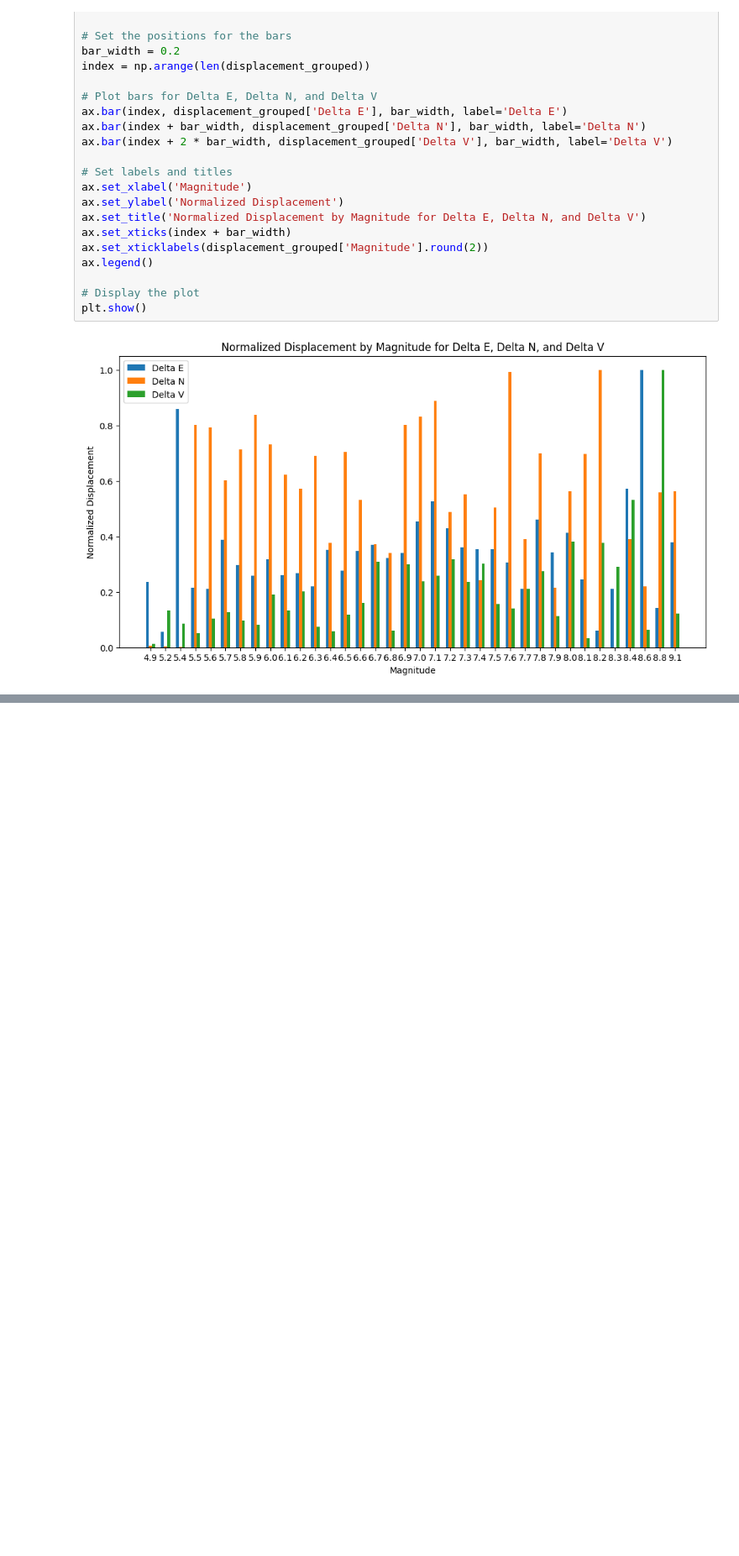
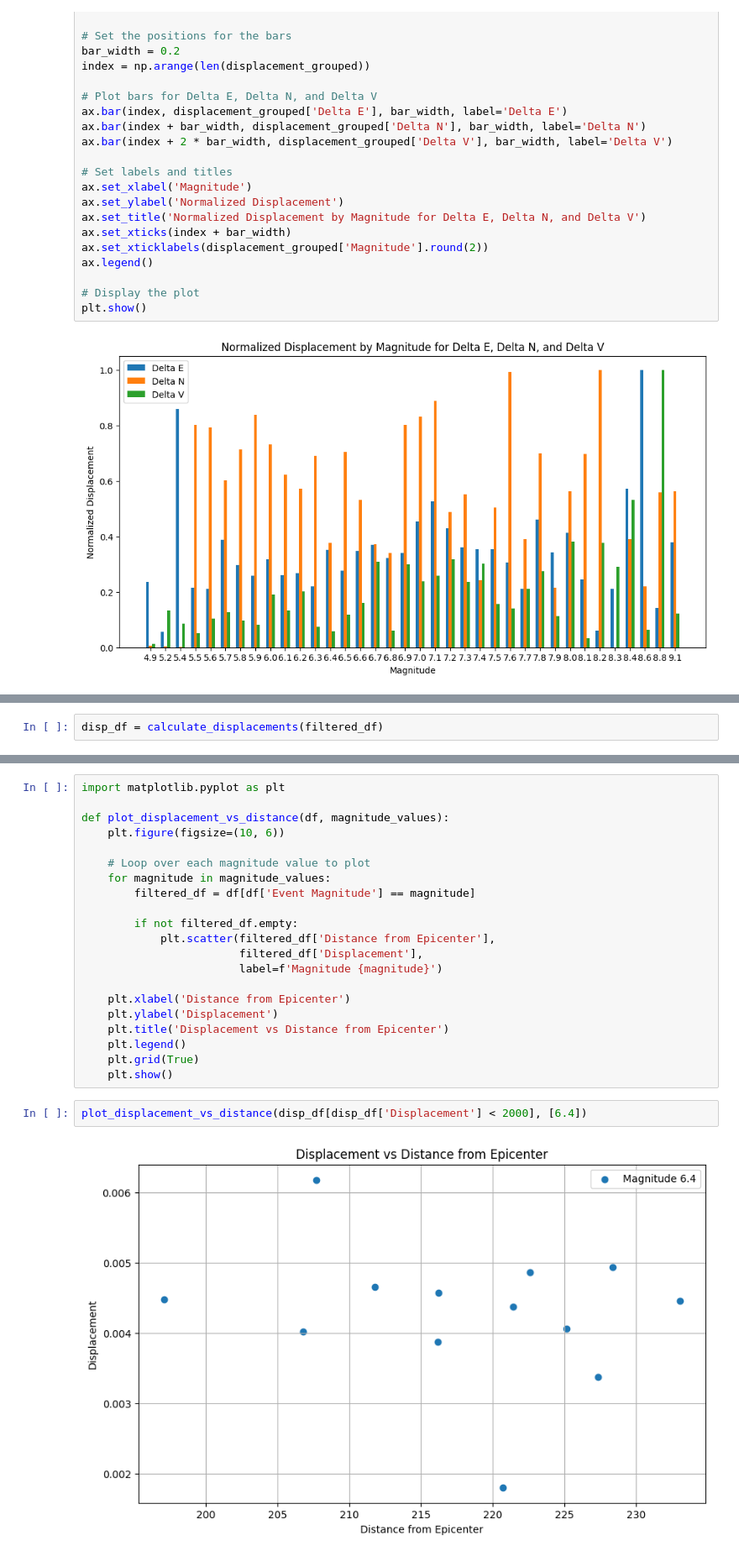
Before and after one commit to KemalcanKucuk/kusrp_gpstimeseries, a Jupyter notebook: notebooks/coseismic analysis.ipynb, the cells around one changed output, grey strips where cells are left out. Shown at 84% size. Drawn from its saved outputs; the diff is of its cells as text; blank space fills up the shorter version.

Commit message:
added displacement vs distance from epicenter plot to notebook

```diff
--- a/notebooks/coseismic analysis.ipynb
+++ b/notebooks/coseismic analysis.ipynb
@@ -199,0 +294,2 @@ plt.show()
+# %%
+disp_df = calculate_displacements(filtered_df)
@@ -199,0 +314,25 @@ plt.show()
+# %%
+import matplotlib.pyplot as plt
+
+def plot_displacement_vs_distance(df, magnitude_values):
+    plt.figure(figsize=(10, 6))
+
+    # Loop over each magnitude value to plot
+    for magnitude in magnitude_values:
+        filtered_df = df[df['Event Magnitude'] == magnitude]
+
+        if not filtered_df.empty:
+            plt.scatter(filtered_df['Distance from Epicenter'],
+                        filtered_df['Displacement'],
+                        label=f'Magnitude {magnitude}')
+
+    plt.xlabel('Distance from Epicenter')
+    plt.ylabel('Displacement')
+    plt.title('Displacement vs Distance from Epicenter')
+    plt.legend()
+    plt.grid(True)
+    plt.show()
+# %%
+plot_displacement_vs_distance(disp_df[disp_df['Displacement'] < 2000], [6.4])
+# %% [output]
+[figure, added]
```
Also changed, not shown: parts of 4 cells of this notebook, 1 other file.
